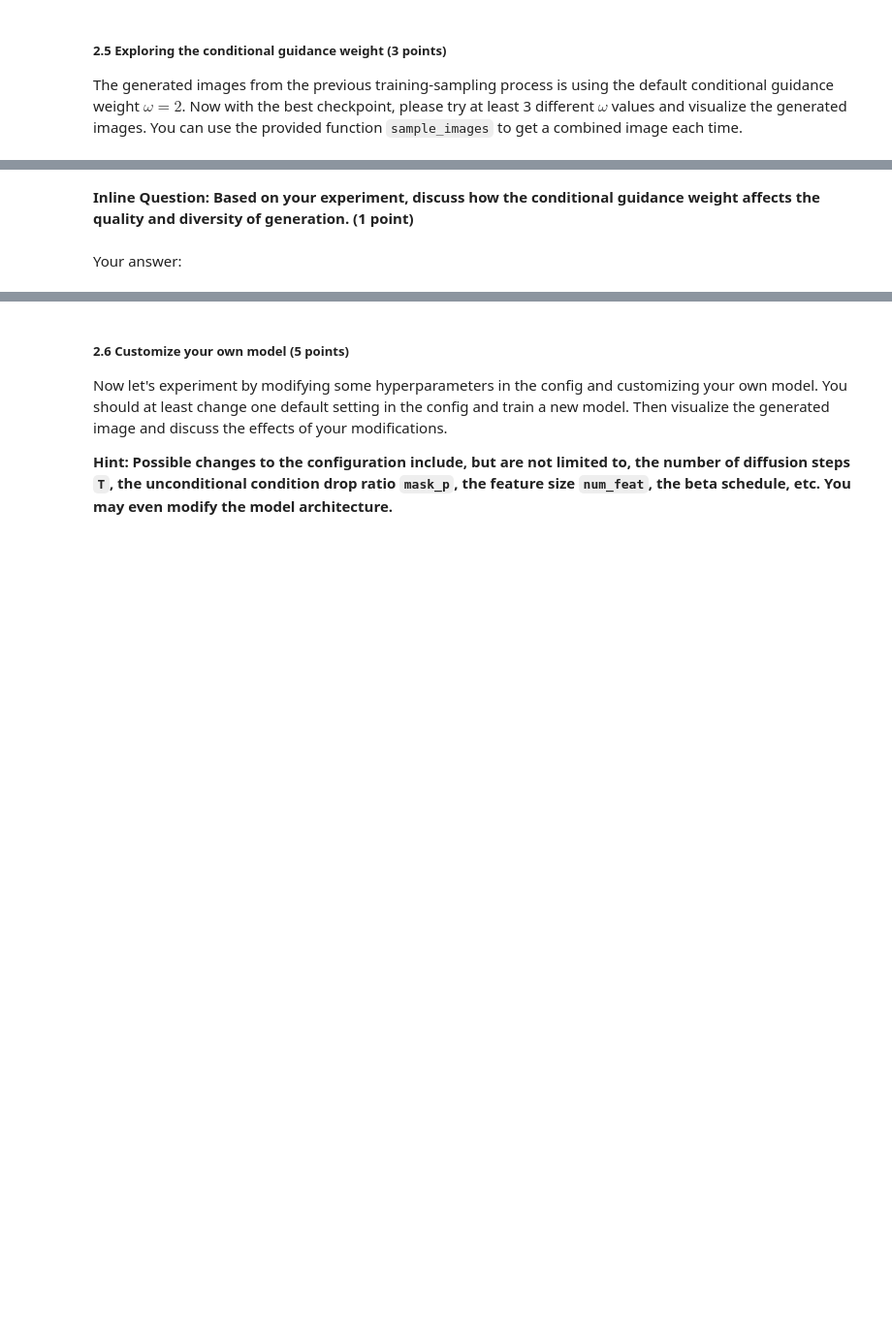
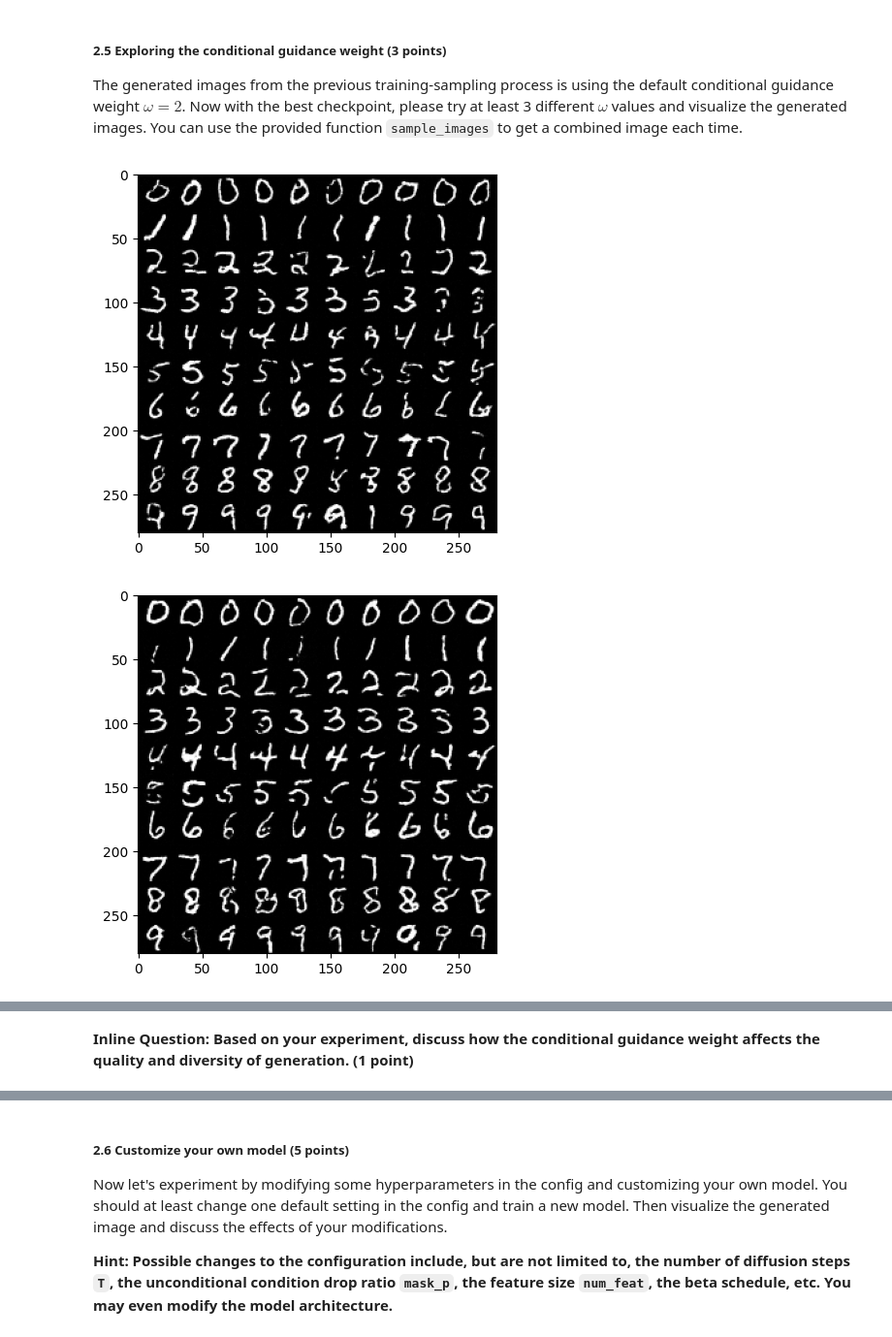
Before and after one commit to emcotta1701c/C147B_Diffusion, a Jupyter notebook: ConditionalDDPM.ipynb, the cells around one changed output, grey strips where cells are left out. Shown at 97% size. Drawn from its saved outputs; the diff is of its cells as text; code cells hidden in the pictures; blank space fills up the shorter version.

Commit message:
Completed ConditionalDDPM.ipynb, and edited corresponding files

```diff
--- a/ConditionalDDPM.ipynb
+++ b/ConditionalDDPM.ipynb
@@ -319,9 +389,24 @@ import matplotlib.pyplot as plt
 #       train_config.omega = omega
 #       fig = sample_images(config = train_config, checkpoint_path = path_to_your_checkpoint, model_name = 'DDPM')
 
-
-
+train_config.omega = 0.5
+chkpt_path = '/home/ethancotta/C147B_Diffusion/save/baseline/best_checkpoint.pth'
+fig1 = sample_images(config = train_config, checkpoint_path = chkpt_path, model_name = 'DDPM')
+train_config.omega = 1
+fig2 = sample_images(config = train_config, checkpoint_path = chkpt_path, model_name = 'DDPM')
+train_config.omega = 4
+fig3 = sample_images(config = train_config, checkpoint_path = chkpt_path, model_name = 'DDPM')
 
 
 
 # ==================================================== #
+# %%
+plt.imshow(fig1)
+plt.show()
+plt.imshow(fig2)
+plt.show()
+plt.imshow(fig3)
+plt.show()
+# %% [output]
+[figure, added]
+[figure, added]
@@ -328,4 +414,2 @@ import matplotlib.pyplot as plt
 # %% [markdown]
 **Inline Question: Based on your experiment, discuss how the conditional guidance weight affects the quality and diversity of generation. (1 point)**
-# %% [markdown]
-Your answer:
```
Also changed, not shown: parts of 32 cells of this notebook, 3 other files.
